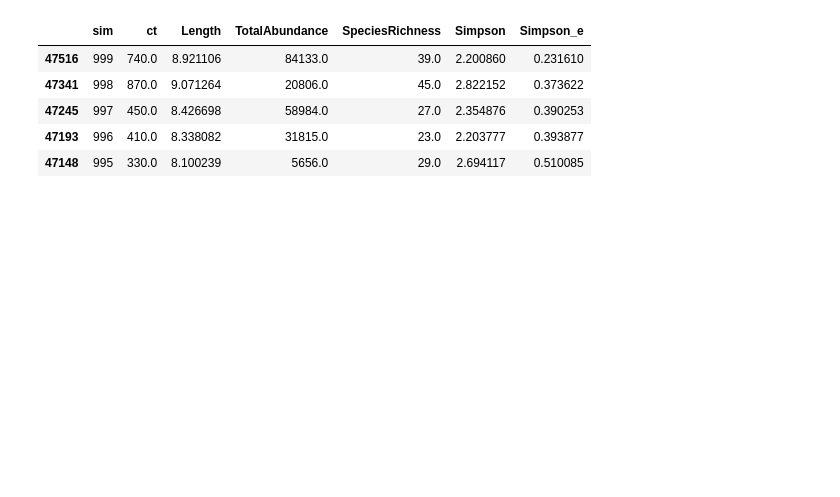
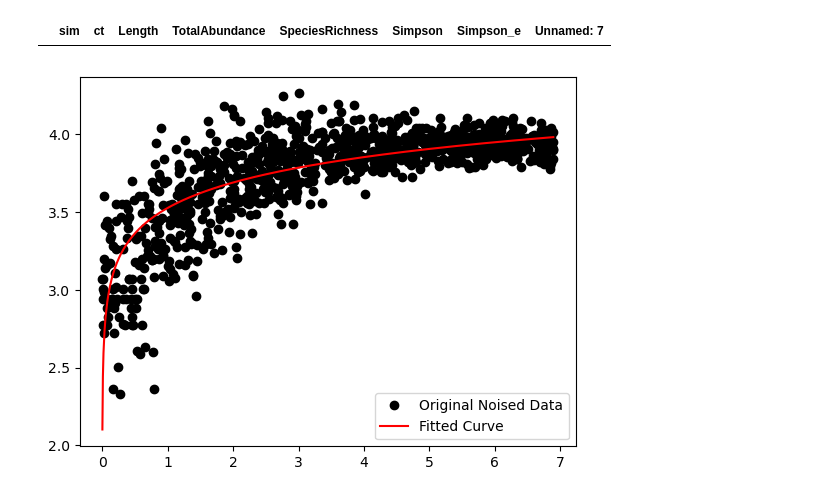
Before and after one commit to Gibbons-Lab/IBT-and-the-Gut-Microbiome, a Jupyter notebook: multi_sim_plot.ipynb, the cells around one changed output. Saved outputs shown, nothing was run; the diff lists cells and outputs as text; code cells hidden in the pictures; blank space fills up the shorter version.

```diff
--- a/multi_sim_plot.ipynb
+++ b/multi_sim_plot.ipynb
@@ -110,12 +185,8 @@ all_tests
 # %%
-animal_filtered.head()
+animal = animal.dropna()
+animal.head()
 # %% [output]
-|  | sim | ct | Length | TotalAbundance | SpeciesRichness | Simpson | Simpson_e |
-| 47516 | 999 | 740.0 | 8.921106 | 84133.0 | 39.0 | 2.200860 | 0.231610 |
-| 47341 | 998 | 870.0 | 9.071264 | 20806.0 | 45.0 | 2.822152 | 0.373622 |
-| 47245 | 997 | 450.0 | 8.426698 | 58984.0 | 27.0 | 2.354876 | 0.390253 |
-| 47193 | 996 | 410.0 | 8.338082 | 31815.0 | 23.0 | 2.203777 | 0.393877 |
-| 47148 | 995 | 330.0 | 8.100239 | 5656.0 | 29.0 | 2.694117 | 0.510085 |
+|  | sim | ct | Length | TotalAbundance | SpeciesRichness | Simpson | Simpson_e | Unnamed: 7 |
 # %%
 a_p=all_tests.loc['animal', 'p']
 a_p= f'p={a_p:.2E}'
@@ -127,0 +197,23 @@ import matplotlib.transforms as mtransforms
+# %%
+import numpy as np
+import matplotlib.pyplot as plt
+from scipy.optimize import curve_fit
+import scipy.odr
+import scipy.stats
+
+def func(x, a, b, c):
+  # return a * np.exp(-b * x) + c
+    return a * np.log(b * x) + c
+
+
+data = animal[['Length', 'Simpson']].sort_values(by='Length')
+x,y=data['Length'], data['Simpson']
+popt, pcov = curve_fit(func, x, y)
+
+plt.figure()
+plt.plot(x, y, 'ko', label="Original Noised Data")
+plt.plot(x, func(x, *popt), 'r-', label="Fitted Curve")
+plt.legend()
+plt.show()
+# %% [output]
+[figure, added]
```
Also changed, not shown: parts of 34 cells of this notebook, 28 other files.
